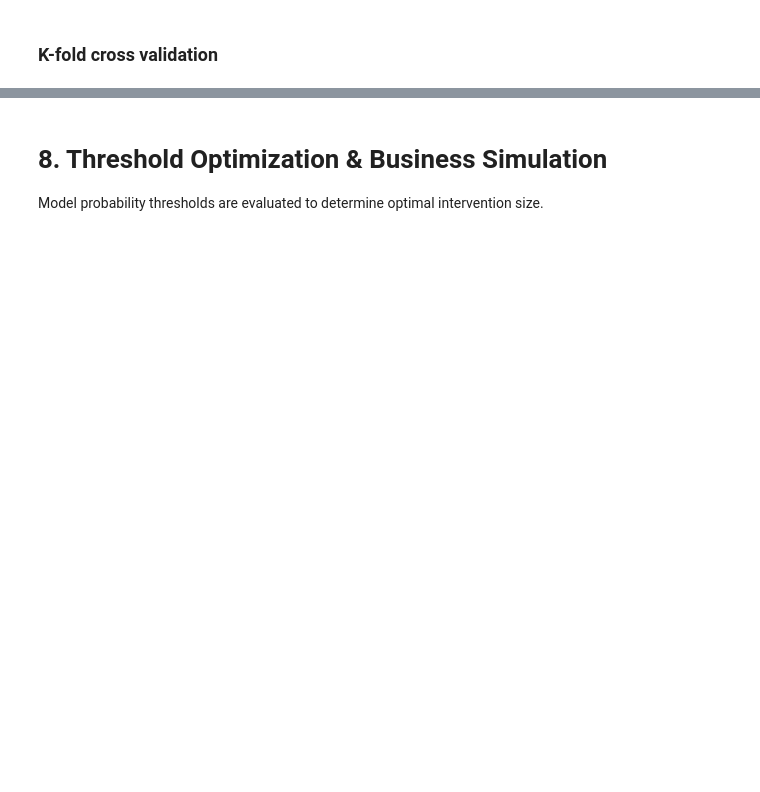
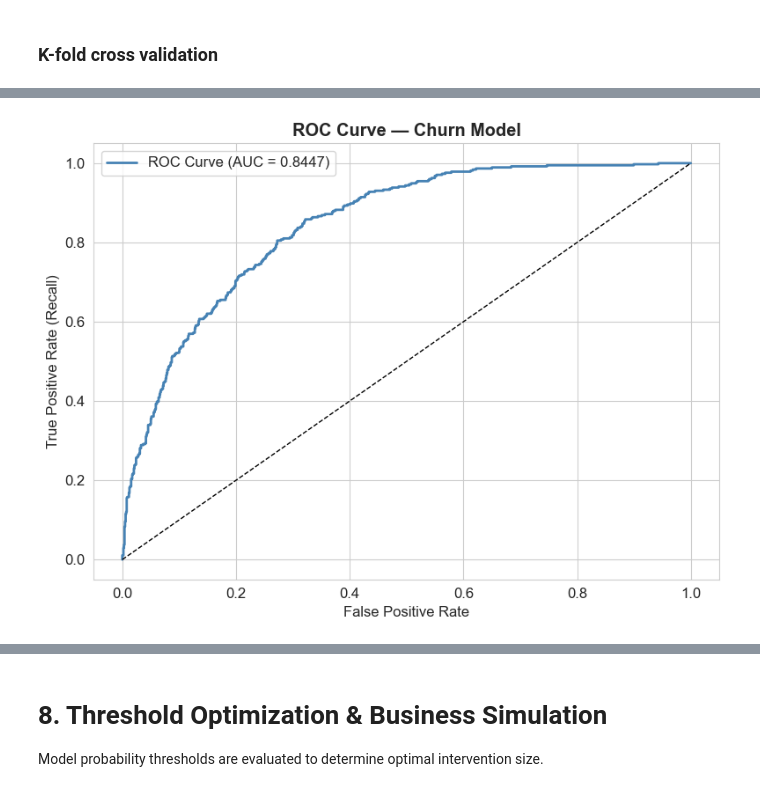
Before and after one commit to Ntsikelelo-N/End-to-End-Churn-Prediction-Pipeline-on-AWS, a Jupyter notebook: notebooks/01_eda_and_modelling.ipynb, the cells around one changed output, grey strips where cells are left out. Drawn from its saved outputs; the diff is of its cells as text; code cells hidden in the pictures; blank space fills up the shorter version.

```diff
--- a/notebooks/01_eda_and_modelling.ipynb
+++ b/notebooks/01_eda_and_modelling.ipynb
@@ -1041,8 +1064,10 @@ Mann-Whitney U Test:
 ## Model
 # %%
 # ── Train / Test Split ──────────────────────────────────────────────
+# y.astype(int) guards against boolean target from Glue Parquet output;
+# statsmodels Logit raises MissingDataError on non-numeric targets.
 X_train, X_test, y_train, y_test = train_test_split(
-    X, y, test_size=0.2, random_state=42, stratify=y
+    X, y.astype(int), test_size=0.2, random_state=42, stratify=y
 )
 
 # Add intercept for statsmodels
@@ -1091,14 +1149,26 @@ plt.show()
 ### K-fold cross validation
 # %%
 from sklearn.linear_model import LogisticRegression
+from sklearn.model_selection import StratifiedKFold
+from sklearn.pipeline import Pipeline
+from sklearn.preprocessing import StandardScaler
 
-# Use sklearn for KFold (statsmodels doesn't support it natively)
-skl_model = LogisticRegression(max_iter=500, random_state=42)
+# Pipeline: scale first, then fit.
+# Unscaled inputs (tenure 0-72 vs binary dummies 0-1) cause lbfgs to
+# hit the iteration limit. StandardScaler normalises all features to
+# zero mean / unit variance before the solver sees them.
+skl_model = Pipeline([
+    ('scaler', StandardScaler()),
+    ('clf',    LogisticRegression(max_iter=1000, random_state=42)),
+])
 
-kf = KFold(n_splits=5, shuffle=True, random_state=42)
+# StratifiedKFold preserves the ~26% churn rate in every fold.
+# Plain KFold splits randomly and can produce folds with 20% or 32%
+# churn, making fold-to-fold AUC variance misleadingly high.
+skf = StratifiedKFold(n_splits=5, shuffle=True, random_state=42)
 fold_aucs, fold_recalls = [], []
 
-for fold, (train_idx, val_idx) in enumerate(kf.split(X, y), 1):
+for fold, (train_idx, val_idx) in enumerate(skf.split(X, y), 1):
     X_f_train, X_f_val = X.iloc[train_idx], X.iloc[val_idx]
     y_f_train, y_f_val = y.iloc[train_idx], y.iloc[val_idx]
 
@@ -1111,3 +1181,55 @@ for fold, (train_idx, val_idx) in enumerate(kf.split(X, y), 1):
 
 print(f"\nMean AUC:    {np.mean(fold_aucs):.4f} ± {np.std(fold_aucs):.4f}")
 print(f"Mean Recall: {np.mean(fold_recalls):.4f} ± {np.std(fold_recalls):.4f}")
+
+# ── ROC Curve ───────────────────────────────────────────────────────
+fpr, tpr, thresholds = roc_curve(y_test, y_test_prob)
+
+plt.figure(figsize=(8, 6))
+plt.plot(fpr, tpr, color='steelblue', lw=2,
+         label=f'ROC Curve (AUC = {roc_auc_score(y_test, y_test_prob):.4f})')
+plt.plot([0, 1], [0, 1], 'k--', lw=1)
+plt.xlabel('False Positive Rate')
+plt.ylabel('True Positive Rate (Recall)')
+plt.title('ROC Curve — Churn Model', fontweight='bold')
+plt.legend()
+plt.tight_layout()
+plt.show()
+
+# ── Threshold Sweep ─────────────────────────────────────────────────
+thresh_range = np.arange(0.2, 0.7, 0.05)
+rows = []
+for t in thresh_range:
+    preds = (y_test_prob >= t).astype(int)
+    rows.append({
+        'Threshold': round(t, 2),
+        'Precision': round(precision_score(y_test, preds, zero_division=0), 3),
+        'Recall':    round(recall_score(y_test, preds), 3),
+        'F1':        round(f1_score(y_test, preds), 3),
+        'Flagged':   int(preds.sum()),   # explicit Python int avoids numpy.float64
+    })
+
+thresh_df = pd.DataFrame(rows)
+print(thresh_df.to_string(index=False))
+
+# ── Business Simulation ─────────────────────────────────────────────
+MONTHLY_REVENUE_PER_CUSTOMER = 65
+RETENTION_OFFER_COST         = 20
+RETENTION_SUCCESS_RATE       = 0.40
+
+actual_churners = int(y_test.sum())
+
+print("\nBUSINESS IMPACT BY THRESHOLD")
+print("=" * 70)
+for _, row in thresh_df.iterrows():
+    # FIX: iterrows() returns numpy dtypes; cast to Python int before
+    # using :d format specifier, which rejects numpy.float64.
+    flagged       = int(row['Flagged'])
+    caught        = int(actual_churners * row['Recall'])
+    saved_rev     = caught * RETENTION_SUCCESS_RATE * MONTHLY_REVENUE_PER_CUSTOMER
+    campaign_cost = flagged * RETENTION_OFFER_COST
+    net_benefit   = saved_rev - campaign_cost
+    print(f"t={row['Threshold']:.2f} | Flagged={flagged:4d} | "
+          f"Churners caught={caught:3d} | "
+          f"Net benefit = ${net_benefit:,.0f}")
+# %% [output]
@@ -1113,0 +1244 @@ print(f"Mean Recall: {np.mean(fold_recalls):.4f} ± {np.std(fold_recalls):.4f}")
+[figure, added]
```
Also changed, not shown: parts of 25 cells of this notebook.
